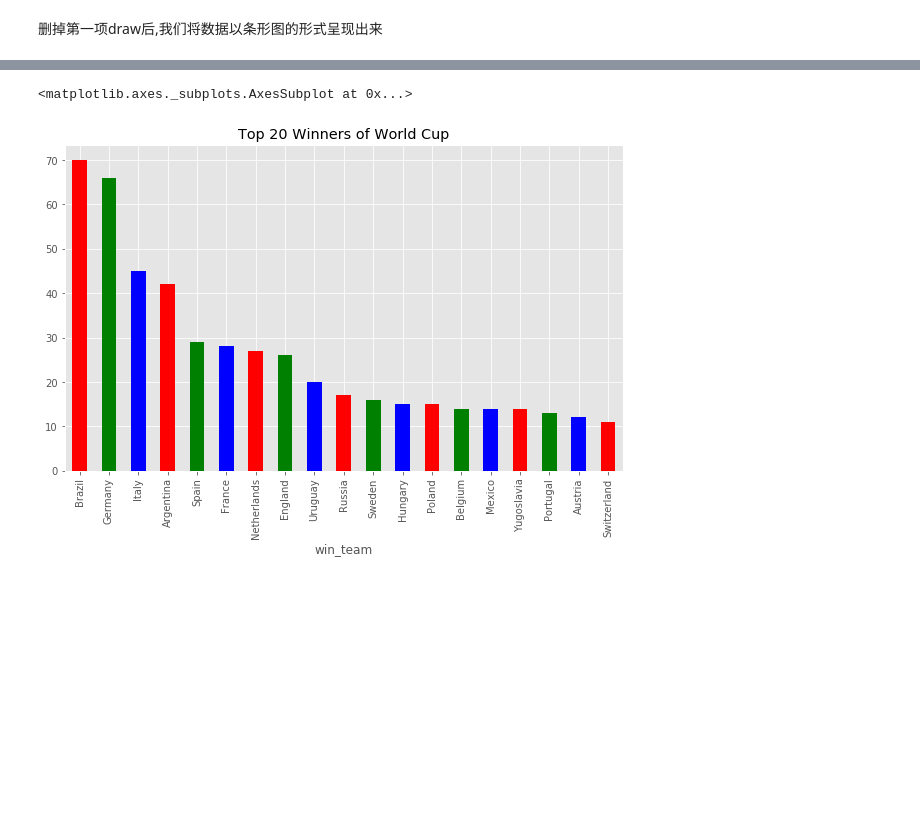
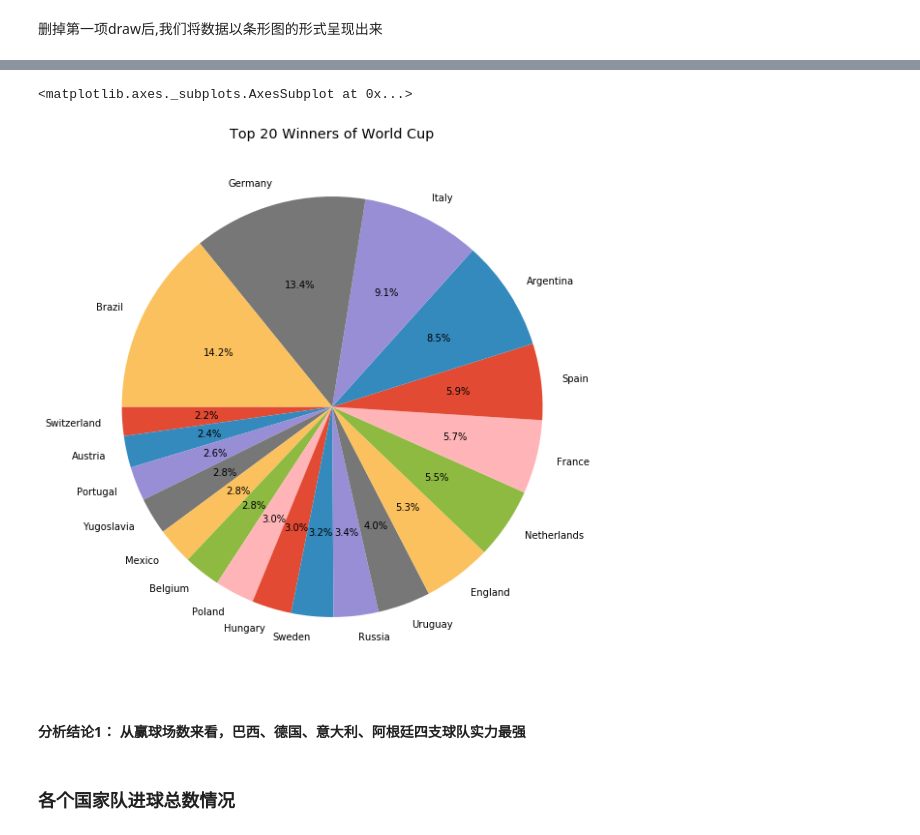
Before and after one commit to chriswong94/python-projects, a Jupyter notebook: 世界杯热门队伍解析/analysis.ipynb, the cells around one changed output, grey strips where cells are left out. Drawn from its saved outputs; the diff is of its cells as text; code cells hidden in the pictures; blank space fills up the shorter version.

```diff
--- a/世界杯热门队伍解析/analysis.ipynb
+++ b/世界杯热门队伍解析/analysis.ipynb
@@ -162,0 +154,5 @@ b.render_notebook()
+# %%
+data.sort_values(ascending=True,inplace=True)
+data.plot(kind='barh', figsize=(13,6), title='Top 20 Winners of World Cup')
+plt.xlabel('Counts')
+plt.ylabel('Winners')
@@ -163,5 +162,10 @@ b.render_notebook()
 # %%
-data.plot(kind='bar', figsize=(10,6), title='Top 20 Winners of World Cup',color=['r','g','b'])
+data.plot(kind='pie', figsize=(10,10), autopct='%.1f%%',
+                           startangle=180, title='Top 20 Winners of World Cup',label='')
 # %% [output]
 <matplotlib.axes._subplots.AxesSubplot at 0x...>
-[figure, old version]
+[figure, new version]
+# %% [markdown]
+#### 分析结论1： 从赢球场数来看，巴西、德国、意大利、阿根廷四支球队实力最强
+# %% [markdown]
+### 各个国家队进球总数情况
```
Also changed, not shown: parts of 22 cells of this notebook.
